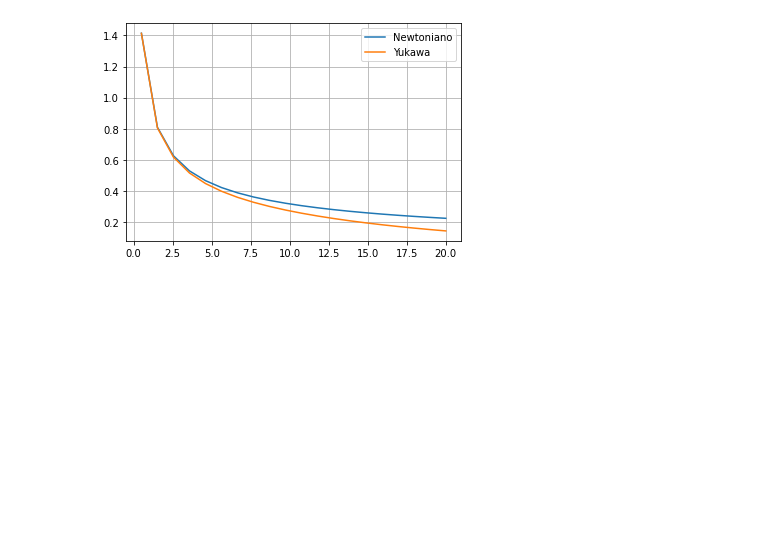
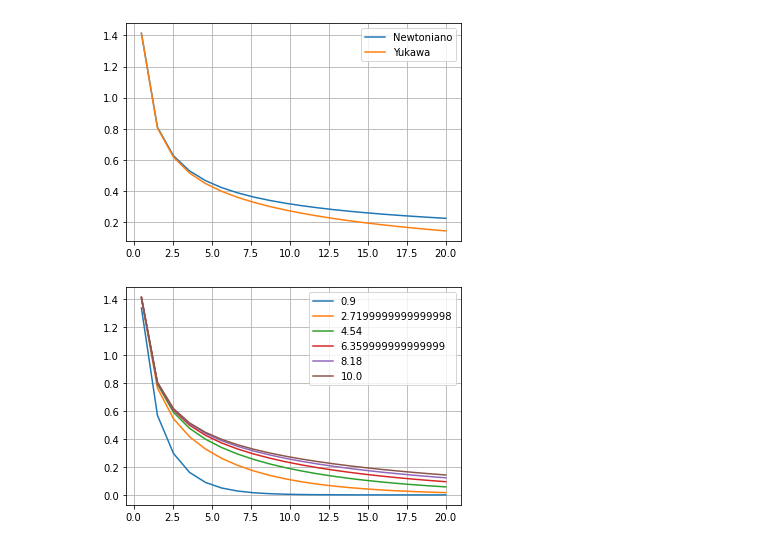
Before and after one commit to jctorresroj/Potencial-de-Yukawa, a Jupyter notebook: Graficas carga puntual.ipynb, the cells around one changed output. Saved outputs shown, nothing was run; the diff lists cells and outputs as text; code cells hidden in the pictures; blank space fills up the shorter version.

Commit message:
Se realizan la grafica de velocidad asociada a la carga puntual, y se grafican las funviones de Bessel homogeneas

```diff
--- a/Graficas carga puntual.ipynb
+++ b/Graficas carga puntual.ipynb
@@ -83,3 +83,14 @@ plt.grid()
 plt.show()
 # %% [output]
 [figure]
+# %%
+distancia = numpy.linspace(0.5, 20, 20)
+
+for hambda in numpy.linspace(0.9,10,6):
+    plt.plot(distancia, velocidadYukawa(distancia, hambda)
+         , label = hambda)
+plt.legend()
+plt.grid()
+plt.show()
+# %% [output]
+[figure, added]
```
Also changed, not shown: 1 other file.
